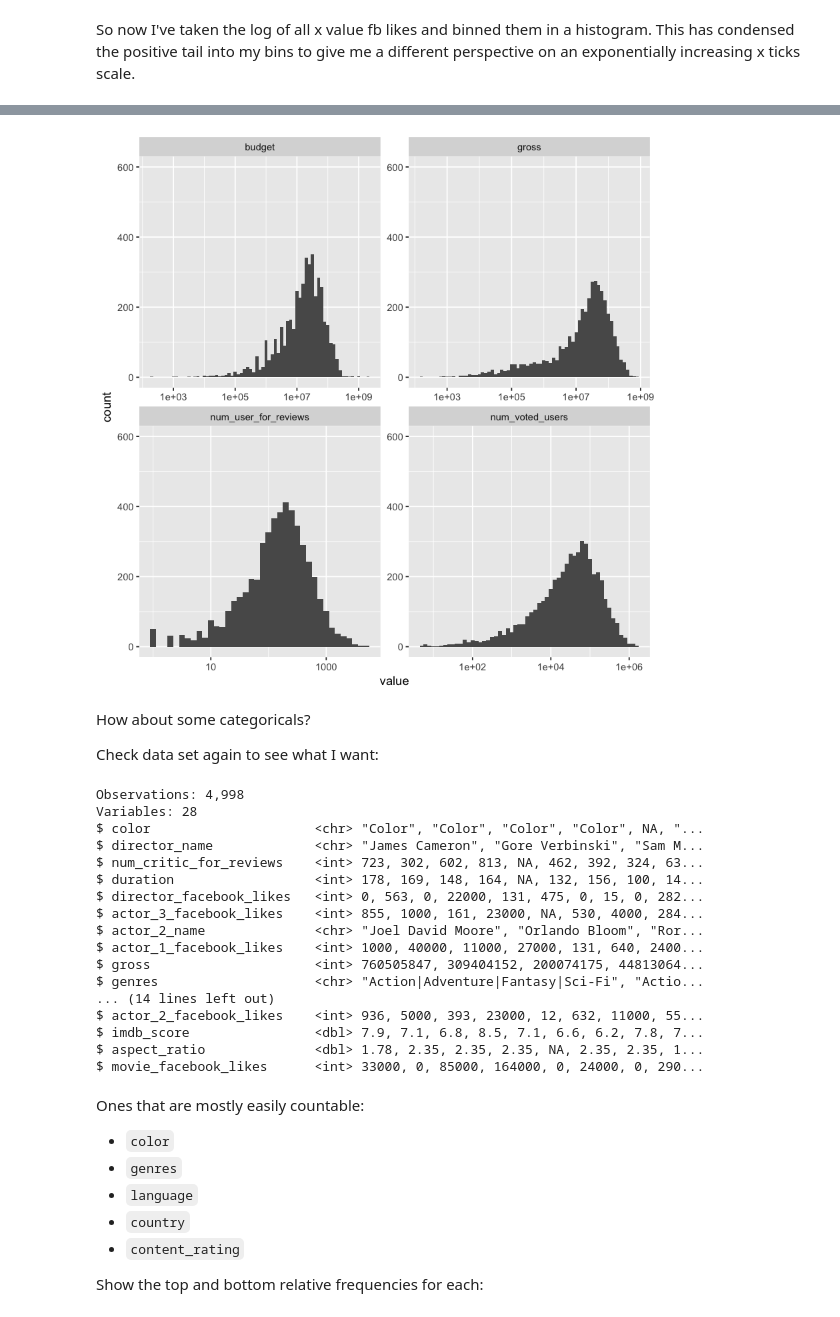
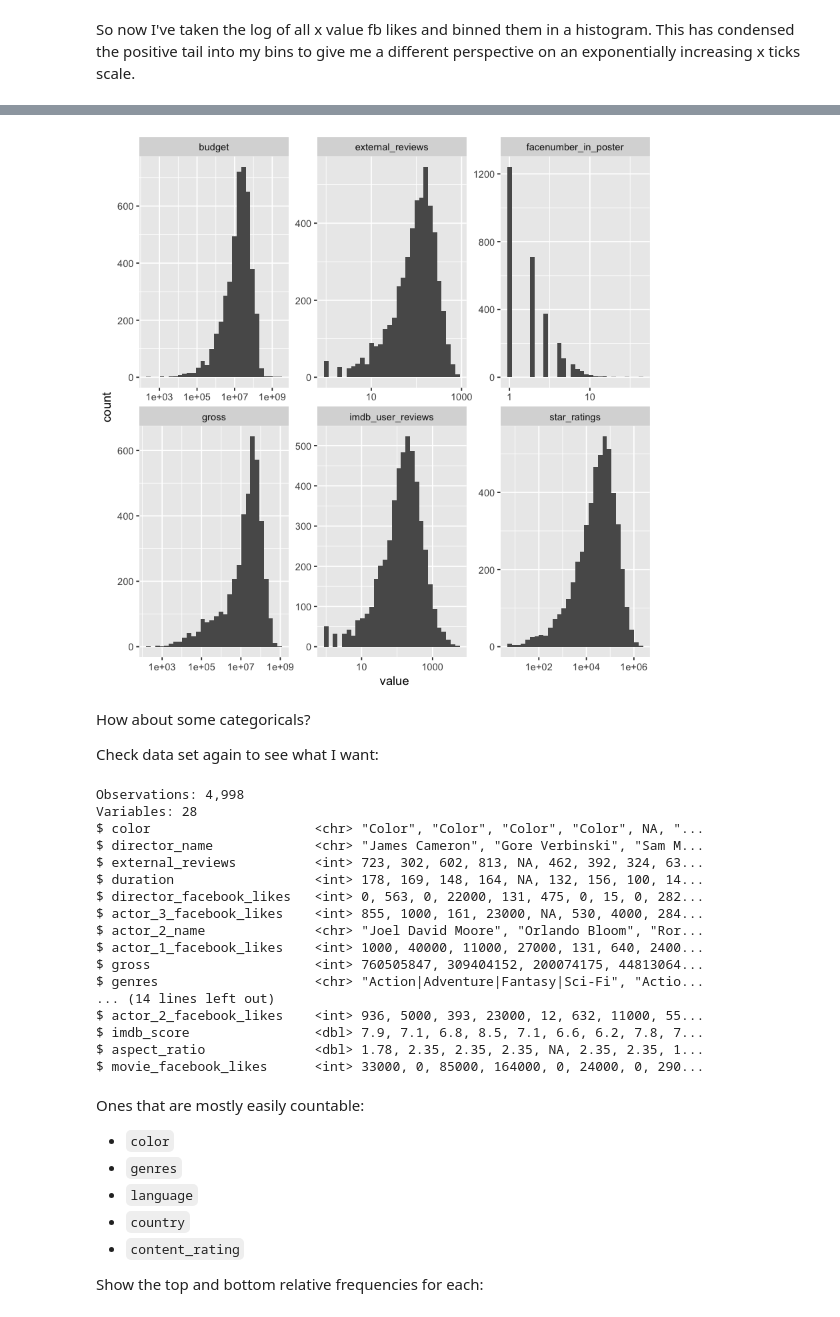
Before and after one commit to hichana/udacity, a Jupyter notebook: P4/PROJECT/movies_eda.ipynb, the cells around one changed output, grey strips where cells are left out. Saved outputs shown, nothing was run; the diff lists cells and outputs as text; code cells hidden in the pictures.

```diff
--- a/P4/PROJECT/movies_eda.ipynb
+++ b/P4/PROJECT/movies_eda.ipynb
@@ -221,3 +220,8 @@ Look at dataframe again:
+# %%
+movies <- rename(movies,
+      external_reviews = num_critic_for_reviews,
+      star_ratings = num_voted_users,
+      imdb_user_reviews = num_user_for_reviews)
 # %%
 glimpse(movies)
 # %% [output]
@@ -361,9 +342,15 @@ summary(movies_specs)
 # %%
-movies_specs %>%
+movies %>%
+    select(budget,
+           gross,
+           facenumber_in_poster,
+           star_ratings,
+           imdb_user_reviews,
+           external_reviews) %>%
     gather() %>%
     ggplot(aes(x = value)) +
-        geom_histogram(binwidth = .1, na.rm = TRUE) +
+        geom_histogram(na.rm = TRUE) +
         scale_x_log10() +
-        ylim(0, 600) +
         facet_wrap(~ key, scales = "free")
+# note, not shifting by 1 here. Ok with infinite variables
 # %% [output]
@@ -370,4 +359,4 @@ movies_specs %>%
-[figure, old version]
+[figure, new version]
 # %% [markdown]
 How about some categoricals?
 
@@ -379,7 +368,7 @@ Observations: 4,998
 Variables: 28
 $ color                     <chr> "Color", "Color", "Color", "Color", NA, "...
 $ director_name             <chr> "James Cameron", "Gore Verbinski", "Sam M...
-$ num_critic_for_reviews    <int> 723, 302, 602, 813, NA, 462, 392, 324, 63...
+$ external_reviews          <int> 723, 302, 602, 813, NA, 462, 392, 324, 63...
 $ duration                  <int> 178, 169, 148, 164, NA, 132, 156, 100, 14...
 $ director_facebook_likes   <int> 0, 563, 0, 22000, 131, 475, 0, 15, 0, 282...
 $ actor_3_facebook_likes    <int> 855, 1000, 161, 23000, NA, 530, 4000, 284...
```
Also changed, not shown: parts of 64 cells of this notebook, 7 other files.
